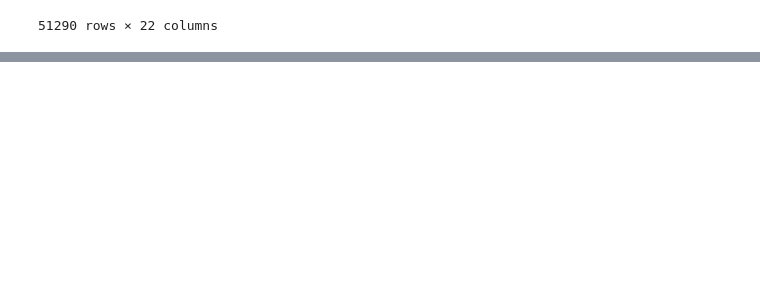
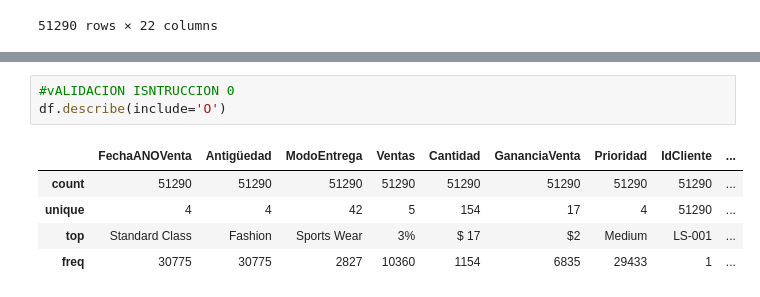
Before and after one commit to JohanRodriguez23/Mineria-de-Datos, a Jupyter notebook: BD_ECommerce.ipynb, the cells around one changed output, grey strips where cells are left out. Saved outputs shown, nothing was run; the diff lists cells and outputs as text; blank space fills up the shorter version.

```diff
--- a/BD_ECommerce.ipynb
+++ b/BD_ECommerce.ipynb
@@ -104,0 +79,9 @@ df
+# %%
+#vALIDACION ISNTRUCCION 0
+df.describe(include='O')
+# %% [output]
+|  | FechaANOVenta | Antigüedad | ModoEntrega | Ventas | Cantidad | GananciaVenta | Prioridad | IdCliente | ... |
+| count | 51290 | 51290 | 51290 | 51290 | 51290 | 51290 | 51290 | 51290 | ... |
+| unique | 4 | 4 | 42 | 5 | 154 | 17 | 4 | 51290 | ... |
+| top | Standard Class | Fashion | Sports Wear | 3% | $ 17 | $2 | Medium | LS-001 | ... |
+| freq | 30775 | 30775 | 2827 | 10360 | 1154 | 6835 | 29433 | 1 | ... |
```
Also changed, not shown: parts of 4 cells of this notebook.
